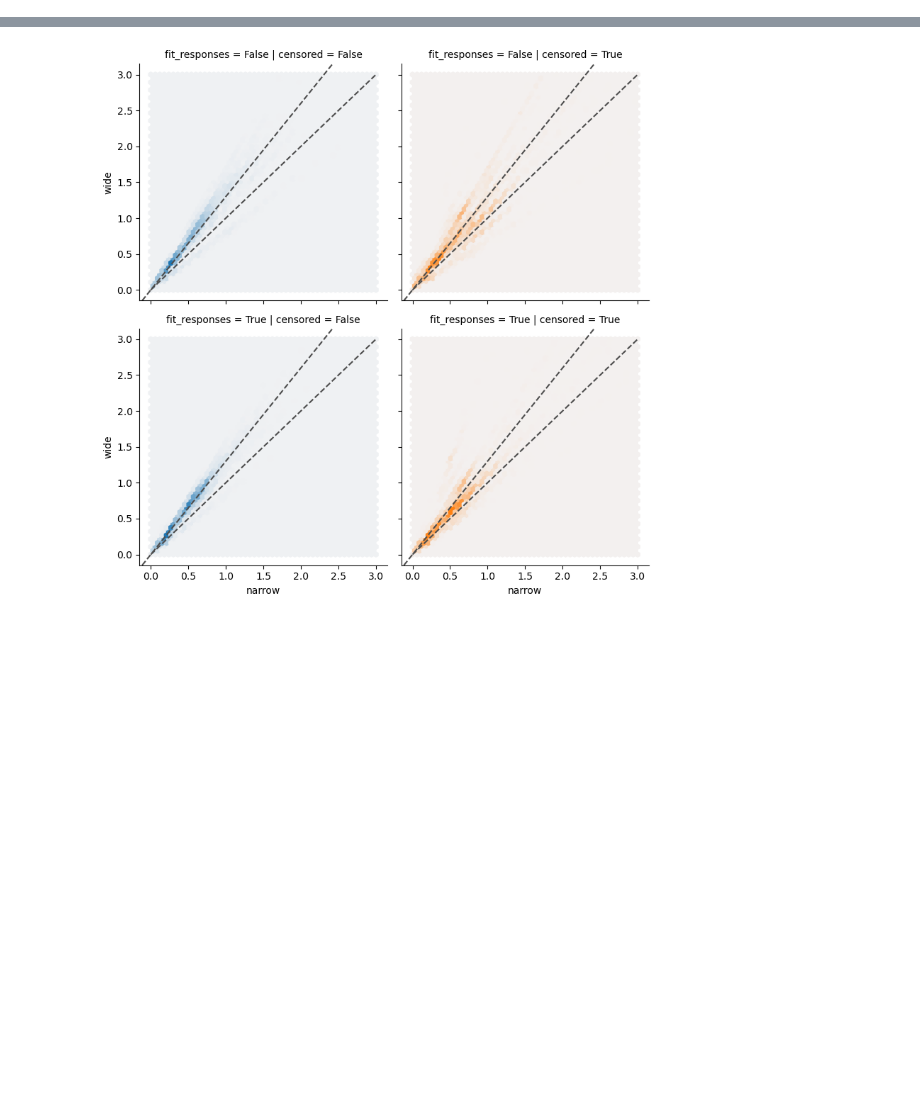
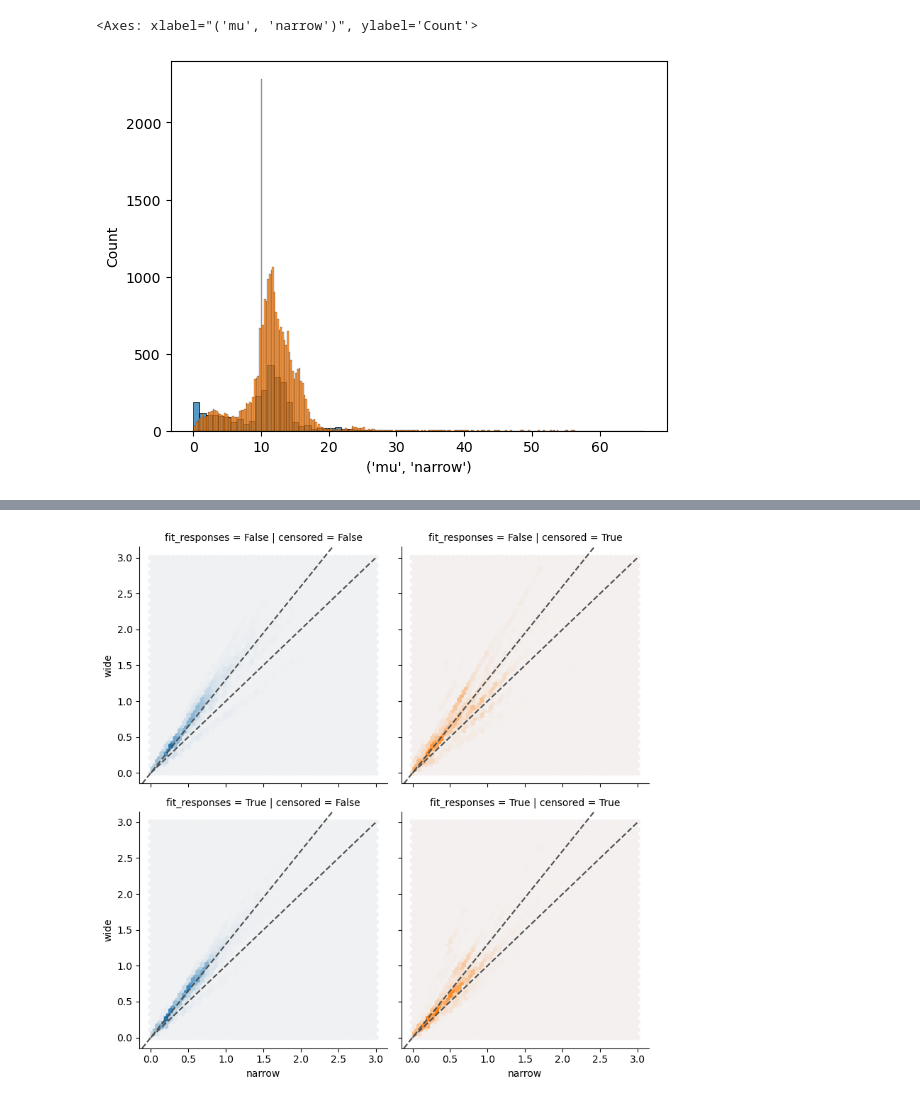
Before and after one commit to Gilles86/neural_priors, a Jupyter notebook: neural_priors/revision feb 2026/censored_fits_sd.ipynb, the cells around one changed output, grey strips where cells are left out. Drawn from its saved outputs; the diff is of its cells as text; code cells hidden in the pictures; blank space fills up the shorter version.

```diff
--- a/neural_priors/revision feb 2026/censored_fits_sd.ipynb
+++ b/neural_priors/revision feb 2026/censored_fits_sd.ipynb
@@ -54,0 +56,10 @@ for ax in g.axes.flatten():
+# %%
+tmp = df.xs(14, level='model_label')
+tmp = tmp[tmp[('cvr2', 'nan')] > 0.0]
+
+
+sns.histplot(tmp[tmp[('sd', 'narrow')] > 1.75][('mu', 'narrow')])
+sns.histplot(tmp[tmp[('sd', 'narrow')] < 1.75][('mu', 'narrow')])
+# %% [output]
+<Axes: xlabel="('mu', 'narrow')", ylabel='Count'>
+[figure, added]
```
Also changed, not shown: parts of 7 cells of this notebook, 9 other files.
